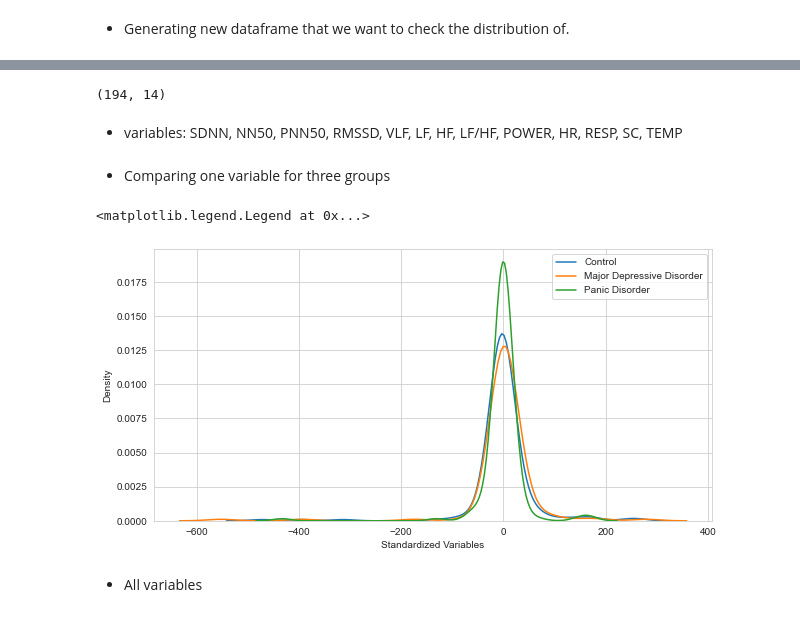
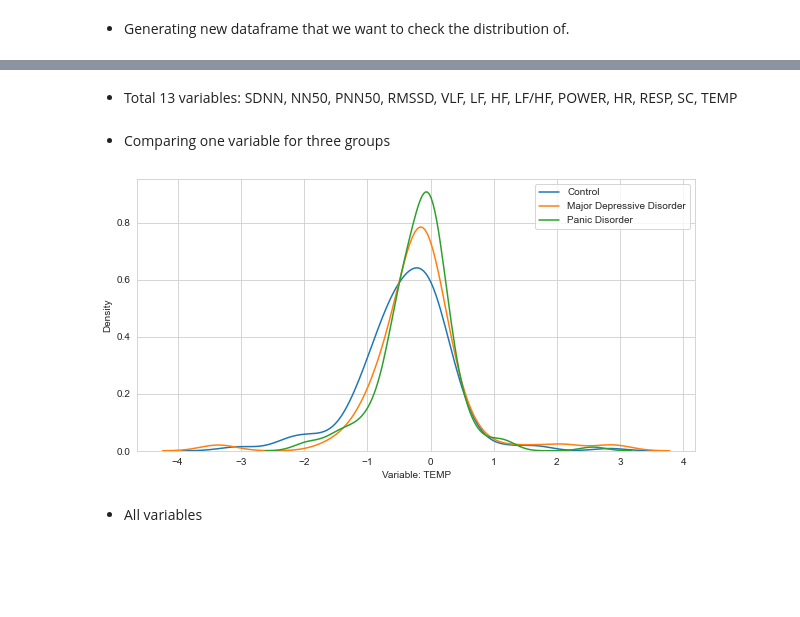
Before and after one commit to andrewyoo214/depression-pred, a Jupyter notebook: HRV_analysis.ipynb, the cells around one changed output, grey strips where cells are left out. Drawn from its saved outputs; the diff is of its cells as text; code cells hidden in the pictures; blank space fills up the shorter version.

```diff
--- a/HRV_analysis.ipynb
+++ b/HRV_analysis.ipynb
@@ -381,4 +386,4 @@ rest ~ baseline3    -- hrv_r_b3_sub \
 baseline3 ~ recovery -- hrv_b3_c_sub \
 stress ~ rest  -- hrv_s_r_sub
 # %%
-hrv_s_b2_sub
+data_vis = hrv_s_r_sub
@@ -399,4 +390,4 @@ hrv_s_b2_sub
 # %% [markdown]
 * Generating new dataframe that we want to check the distribution of.
 # %%
-hrv_visual = pd.concat([hrv_s_b2_sub, hrv_disorder],axis=1)
+hrv_visual = pd.concat([data_vis, hrv_disorder],axis=1)
@@ -421,15 +396,11 @@ hrv_visual
 hrv_CON = hrv_visual[hrv_visual["disorder"] == 2]
 hrv_MDD = hrv_visual[hrv_visual["disorder"] == 0]
 hrv_PD = hrv_visual[hrv_visual["disorder"] == 1]
-# %%
-hrv_CON.shape
-# %% [output]
-(194, 14)
 # %% [markdown]
-* variables: SDNN, NN50, PNN50, RMSSD, VLF, LF, HF, LF/HF, POWER, HR, RESP, SC, TEMP
+* Total 13 variables: SDNN, NN50, PNN50, RMSSD, VLF, LF, HF, LF/HF, POWER, HR, RESP, SC, TEMP
 # %%
 ## Set the variable that we want to check
-var = "RMSSD"
+var = "TEMP"
 # %%
 CON = hrv_CON[var]
 MDD = hrv_MDD[var]
@@ -439,19 +410,20 @@ PD = hrv_PD[var]
 # %%
 plt.figure(figsize = (10,5))
 sns.set_style("whitegrid")
 plt.grid(True)
-plt.xlabel('Standardized Variables',fontsize=10)
+plt.xlabel('Variable: TEMP',fontsize=10)
 plt.ylabel('Density',fontsize=10)
 
 sns.kdeplot(CON)
 sns.kdeplot(MDD)
 sns.kdeplot(PD)
 
 # plt.legend()
 plt.legend(['Control', 'Major Depressive Disorder', 'Panic Disorder'], fontsize=10)
+
+plt.savefig('./data/figures/distributions/stress_rest/TEMP.png')
 # %% [output]
-<matplotlib.legend.Legend at 0x...>
-[figure, old version]
+[figure, new version]
 # %%
 SDNN = hrv_only['b1SDNN']
 NN50 = hrv_only['b1NN50']
```
Also changed, not shown: parts of 25 cells of this notebook.
